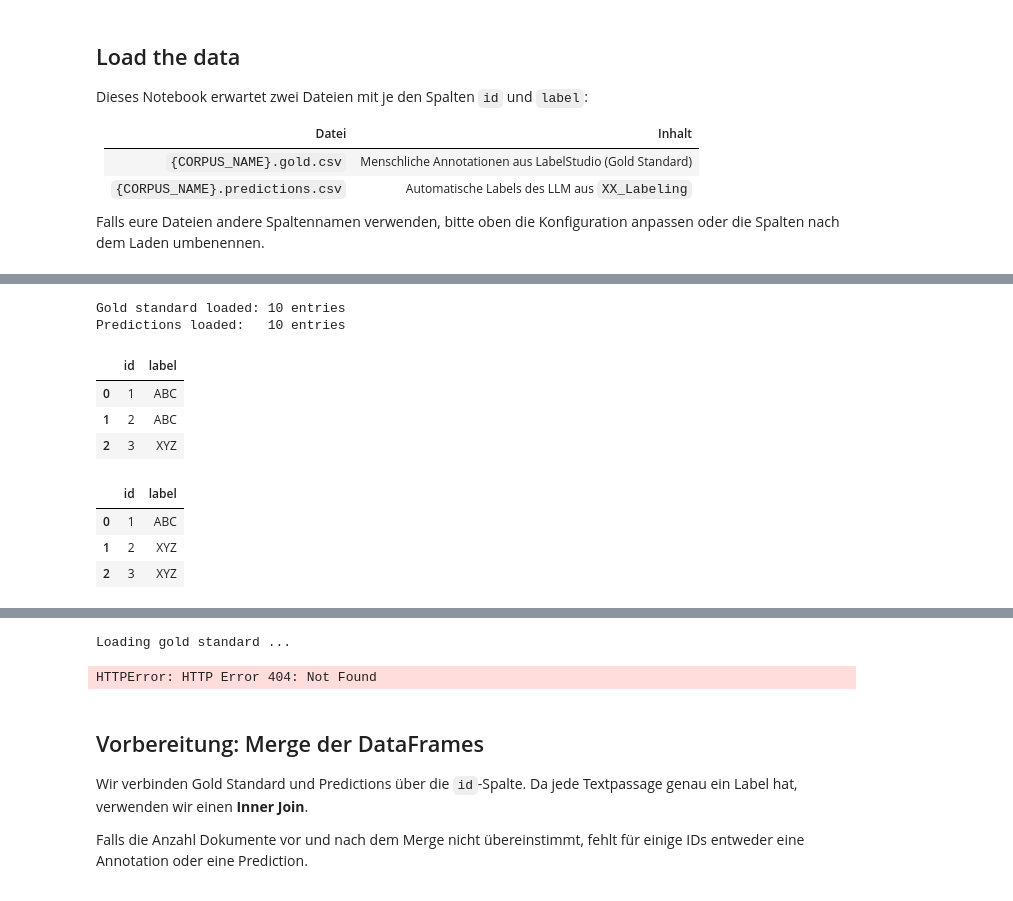
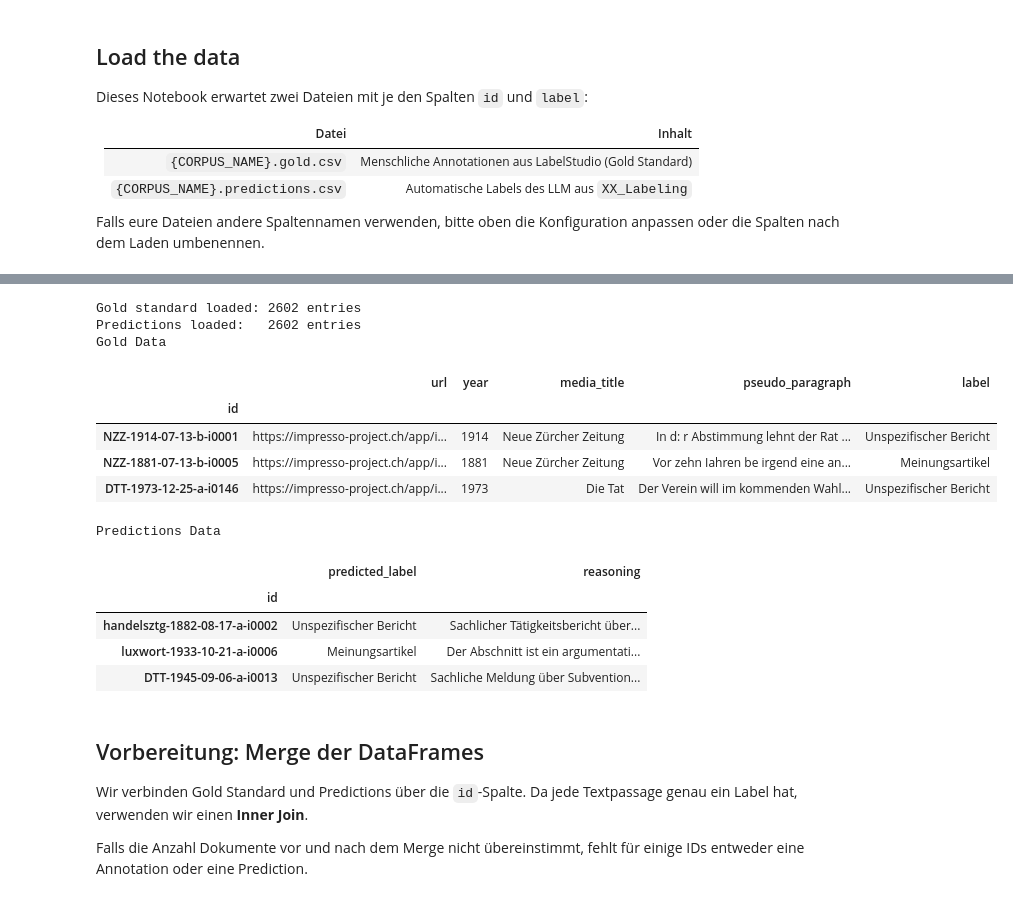
Before and after one commit to zentralbibliothek-zuerich/zblab-summerschool-2026, a Jupyter notebook: notebooks/XX_evaluation.ipynb, the cells around one changed output, grey strips where cells are left out. Cells and saved outputs as stored; diff of their text form; code cells hidden in the pictures.

```diff
--- a/notebooks/XX_evaluation.ipynb
+++ b/notebooks/XX_evaluation.ipynb
@@ -63,8 +63,8 @@ if LOAD_OWN_DATA:
     GOLD_PATH = DATA_DIR / f"{CORPUS_NAME}.filtered.pp.label.{YOUR_NAME}.csv"
     PRED_PATH = DATA_DIR / f"{CORPUS_NAME}.filtered.pp.label.llm.csv"
 
-    gold_df = pd.read_csv(GOLD_PATH, index_col="id", sep=SEPARATOR)
-    pred_df = pd.read_csv(PRED_PATH, index_col="id", sep=SEPARATOR)
+    gold_df = pd.read_csv(GOLD_PATH, sep=SEPARATOR)
+    pred_df = pd.read_csv(PRED_PATH, sep=SEPARATOR)
 
     print(f'{"Gold standard loaded:":<21} {len(gold_df)} entries')
     print(f'{"Predictions loaded:":<21} {len(pred_df)} entries')
@@ -75,42 +75,46 @@ if LOAD_OWN_DATA:
 
     display(gold_df.head(3))
     display(pred_df.head(3))
-# %% [output]
-Gold standard loaded: 10 entries
-Predictions loaded:   10 entries
-|  | id | label |
-| 0 | 1 | ABC |
-| 1 | 2 | ABC |
-| 2 | 3 | XYZ |
-|  | id | label |
-| 0 | 1 | ABC |
-| 1 | 2 | XYZ |
-| 2 | 3 | XYZ |
 # %% [markdown]
 #### <img src="https://cdn.simpleicons.org/github" alt="🏫" width=16> Load Data from Github
 # %%
 if not LOAD_OWN_DATA:
     # TODO: Replace with actual GitHub URLs once example files are published
-    GOLD_URL = f'https://github.com/pleyad/Summer-School-2026/raw/refs/heads/main/data/{CORPUS_NAME}.gold.csv'
-    PRED_URL = f'https://github.com/pleyad/Summer-School-2026/raw/refs/heads/main/data/{CORPUS_NAME}.predictions.csv'
+    GOLD_URL = f"https://github.com/pleyad/Summer-School-2026/raw/refs/heads/main/data/{CORPUS_NAME}.filtered.pp.label.{YOUR_NAME}.csv"
+    PRED_URL = f"https://github.com/pleyad/Summer-School-2026/raw/refs/heads/main/data/{CORPUS_NAME}.filtered.pp.label.llm.csv"
 
     print('Loading gold standard ...', end='\r')
-    gold_df = pd.read_csv(GOLD_URL)
+    gold_df = pd.read_csv(GOLD_URL, index_col="id", sep=SEPARATOR)
+
     print('Loading predictions   ...', end='\r')
-    pred_df = pd.read_csv(PRED_URL)
+    pred_df = pd.read_csv(PRED_URL, index_col="id")
 
     print(f'{"Gold standard loaded:":<21} {len(gold_df)} entries')
     print(f'{"Predictions loaded:":<21} {len(pred_df)} entries')
 
     if len(gold_df) != len(pred_df):
         print(f'\n⚠️  Warning: Gold standard and predictions have different lengths!')
         print(f'{"":>4}{"Difference:":<12} {abs(len(gold_df) - len(pred_df))} entries')
 
+    print("Gold Data")
     display(gold_df.head(3))
+    print("Predictions Data")
     display(pred_df.head(3))
 # %% [output]
-Loading gold standard ...
+Gold standard loaded: 2602 entries
+Predictions loaded:   2602 entries
+Gold Data
+|  | url | year | media_title | pseudo_paragraph | label |
+| id |  |  |  |  |  |
+| NZZ-1914-07-13-b-i0001 | https://impresso-project.ch/app/i... | 1914 | Neue Zürcher Zeitung | In d: r Abstimmung lehnt der Rat ... | Unspezifischer Bericht |
+| NZZ-1881-07-13-b-i0005 | https://impresso-project.ch/app/i... | 1881 | Neue Zürcher Zeitung | Vor zehn Iahren be irgend eine an... | Meinungsartikel |
+| DTT-1973-12-25-a-i0146 | https://impresso-project.ch/app/i... | 1973 | Die Tat | Der Verein will im kommenden Wahl... | Unspezifischer Bericht |
-HTTPError: HTTP Error 404: Not Found
+Predictions Data
+|  | predicted_label | reasoning |
+| id |  |  |
+| handelsztg-1882-08-17-a-i0002 | Unspezifischer Bericht | Sachlicher Tätigkeitsbericht über... |
+| luxwort-1933-10-21-a-i0006 | Meinungsartikel | Der Abschnitt ist ein argumentati... |
+| DTT-1945-09-06-a-i0013 | Unspezifischer Bericht | Sachliche Meldung über Subvention... |
 # %% [markdown]
 ## Vorbereitung: Merge der DataFrames
 
```
Also changed, not shown: parts of 8 cells of this notebook.
